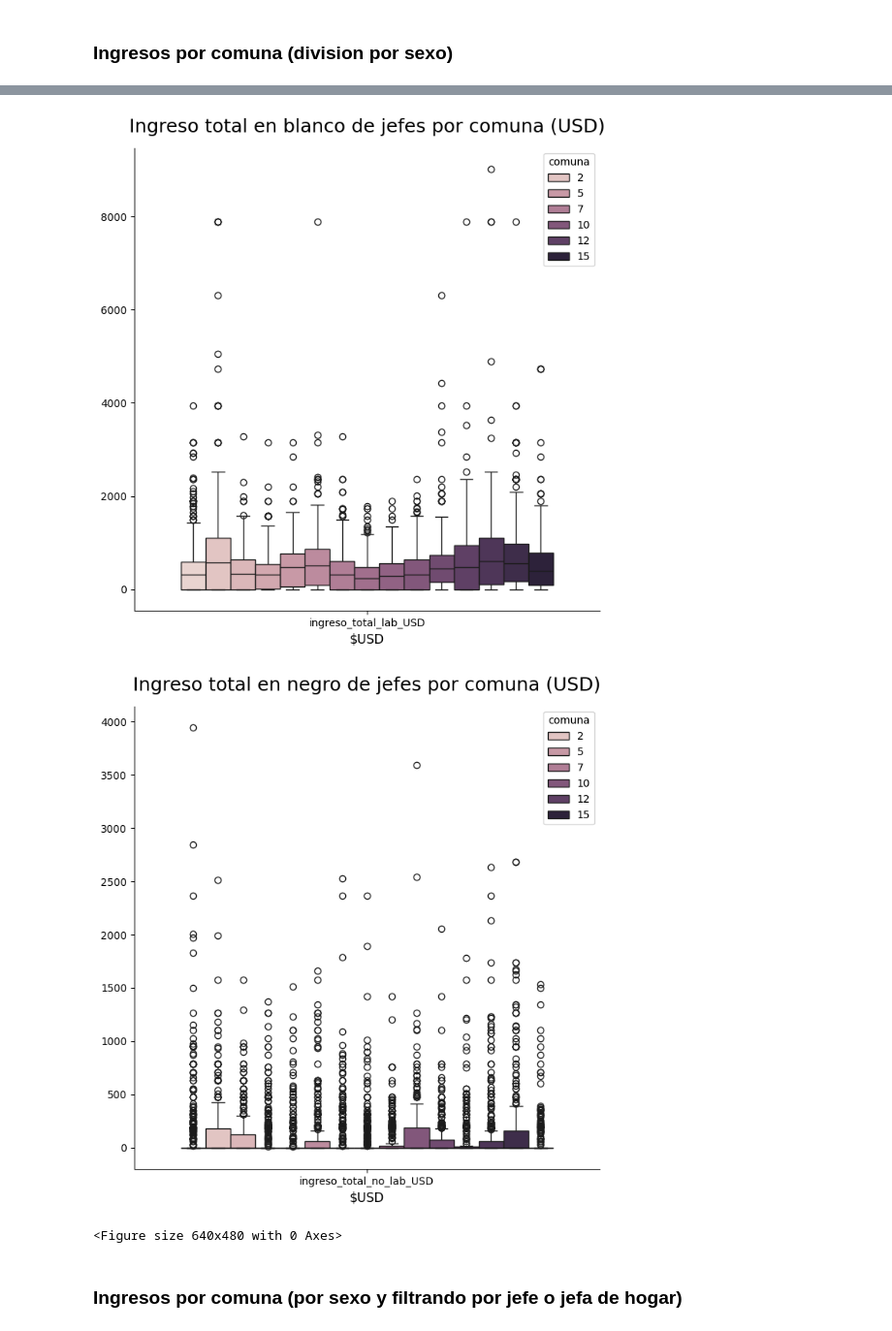
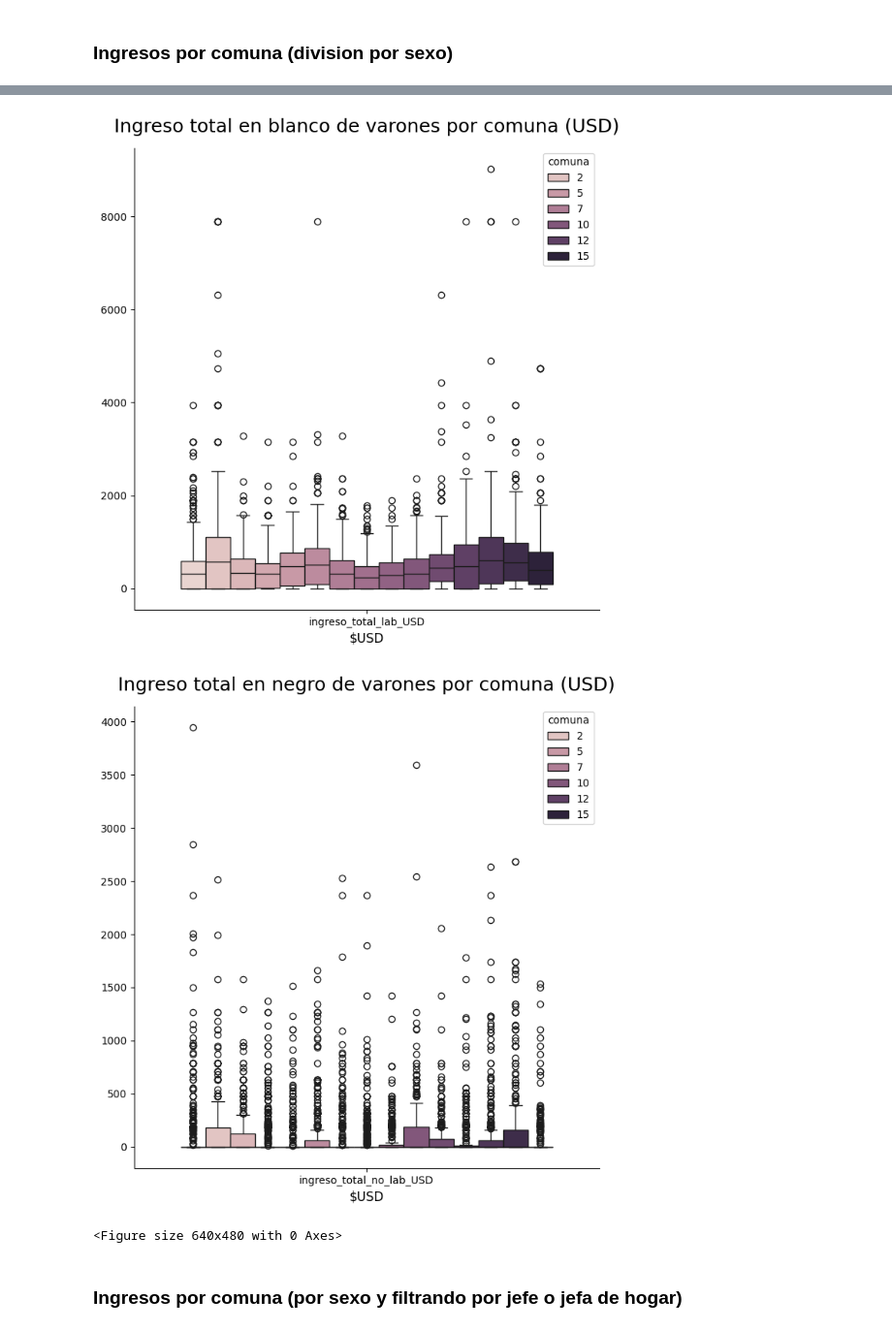
Before and after one commit to caucot/Dataset, a Jupyter notebook: Segunda Entrega/2da-preentrega-grupo8.ipynb, the cells around one changed output, grey strips where cells are left out. Shown at 97% size. Drawn from its saved outputs; the diff is of its cells as text; code cells hidden in the pictures.

```diff
--- a/Segunda Entrega/2da-preentrega-grupo8.ipynb
+++ b/Segunda Entrega/2da-preentrega-grupo8.ipynb
@@ -1323,11 +1492,11 @@ plt.show()
 <Figure size 640x480 with 0 Axes>
 # %%
-# Ingresos totales por comuna y filtrados por jefe de hogar
+# Ingresos totales por comuna y filtrados por varones de hogar
 boxplot_comuna_ingresos_totales = datoslab_masc.melt(id_vars='comuna', value_vars=['ingresos_totales_USD'])
 
 plt.figure(figsize=(8, 8))
 sns.boxplot(x="variable", y="value", data=boxplot_comuna_ingresos_totales, hue='comuna')
-plt.title('Ingresos totales de jefes por comuna(USD)', size=14, pad=15)
+plt.title('Ingresos totales de varones por comuna(USD)', size=14, pad=15)
 plt.legend(loc='best', frameon=False)
 plt.xlabel('Comuna', size=12)
 plt.ylabel('Ingreso', size=12)
@@ -1340,7 +1509,7 @@ boxplot_comuna_ingresos_total_lab = datoslab_masc.melt(id_vars='comuna', value_v
 
 # Subgráfico 2
 lab = sns.boxplot(x="variable", y="value", data=boxplot_comuna_ingresos_total_lab, hue='comuna')
-plt.title('Ingreso total en blanco de jefes por comuna (USD)', size=18, pad=15)
+plt.title('Ingreso total en blanco de varones por comuna (USD)', size=18, pad=15)
 plt.xlabel('$USD', size=12)
 plt.ylabel('', size=12)
 #lab.axvline(x = mediatotaleslab, color="red")
@@ -1353,7 +1522,7 @@ boxplot_comuna_ingresos_total_no_lab = datoslab_masc.melt(id_vars='comuna', valu
 
 # Subgráfico 3
 nolab=sns.boxplot(x="variable", y="value", data=boxplot_comuna_ingresos_total_no_lab, hue='comuna')
-plt.title('Ingreso total en negro de jefes por comuna (USD)', size=18, pad=15)
+plt.title('Ingreso total en negro de varones por comuna (USD)', size=18, pad=15)
 plt.xlabel('$USD', size=12)
 plt.ylabel('', size=12)
 #nolab.axvline(x = mediatotalesnolab, color="red")
@@ -1394,5 +1563,5 @@ plt.show()
-[figure, old version]
+[figure, new version]
-[figure, old version]
+[figure, new version]
 <Figure size 640x480 with 0 Axes>
 # %% [markdown]
 ### Ingresos por comuna (por sexo y filtrando por jefe o jefa de hogar)
```
Also changed, not shown: parts of 36 cells of this notebook.
